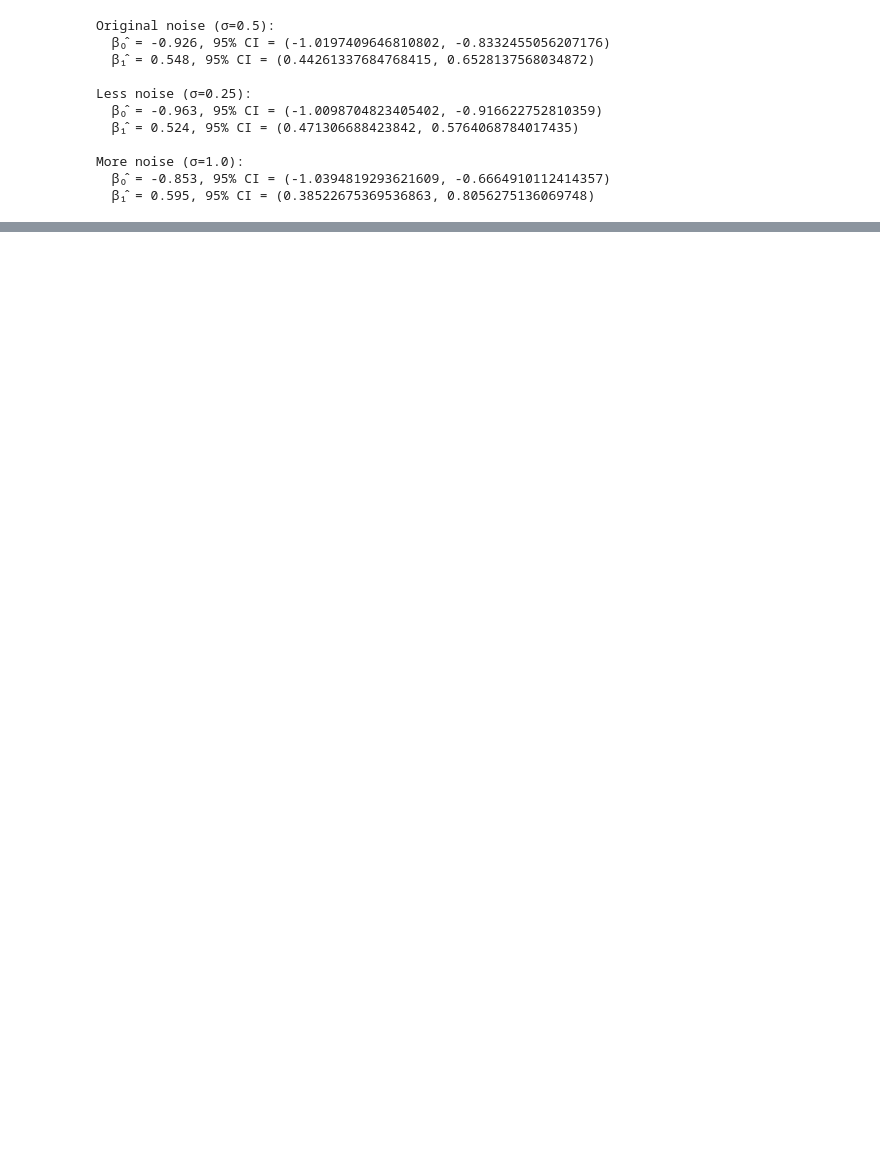
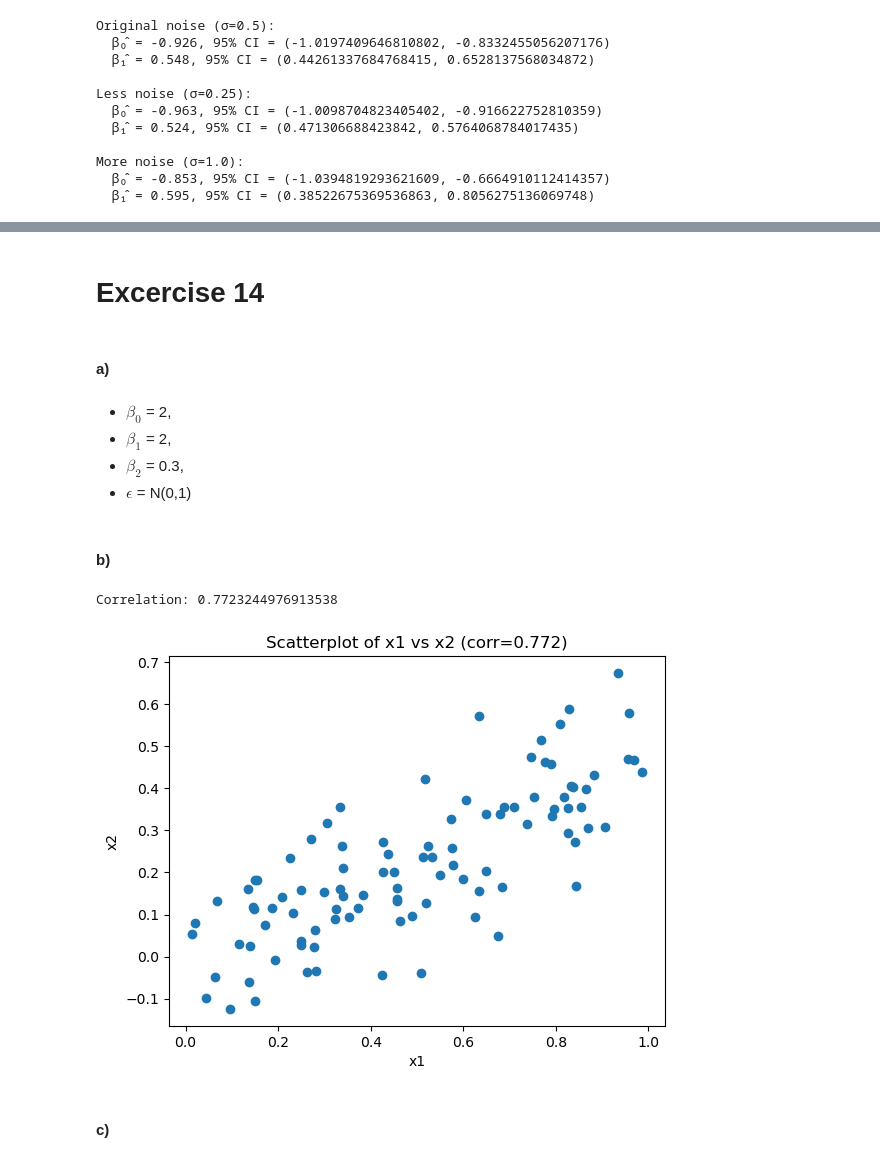
Before and after one commit to BartoszMichalak13/MastersStudies, a Jupyter notebook: sem2-1/INA/AAD/lista2/AAD_lista2.ipynb, the cells around one changed output, grey strips where cells are left out. Cells and saved outputs as stored; diff of their text form; code cells hidden in the pictures; blank space fills up the shorter version.

```diff
--- a/sem2-1/INA/AAD/lista2/AAD_lista2.ipynb
+++ b/sem2-1/INA/AAD/lista2/AAD_lista2.ipynb
@@ -179,0 +180,30 @@ More noise (σ=1.0):
+# %% [markdown]
+# Excercise 14
+# %% [markdown]
+#### a)
+# %%
+rng = np.random.default_rng (10)
+x1 = rng.uniform(0, 1, size =100)
+x2 = 0.5 * x1 + rng.normal(size =100) / 10
+y = 2 + 2 * x1 + 0.3 * x2 + rng.normal(size =100)
+# %% [markdown]
+- $\beta_0$ = 2,
+- $\beta_1$ = 2,
+- $\beta_2$ = 0.3,
+- $\epsilon$ = N(0,1)
+# %% [markdown]
+#### b)
+# %%
+corr = np.corrcoef(x1, x2)[0, 1]
+print("Correlation:", corr)
+
+plt.scatter(x1, x2)
+plt.xlabel("x1")
+plt.ylabel("x2")
+plt.title(f"Scatterplot of x1 vs x2 (corr={corr:.3f})")
+plt.show()
+# %% [output]
+Correlation: 0.7723244976913538
+[figure, added]
+# %% [markdown]
+#### c)
```
Also changed, not shown: parts of 54 cells of this notebook, 1 other file.
